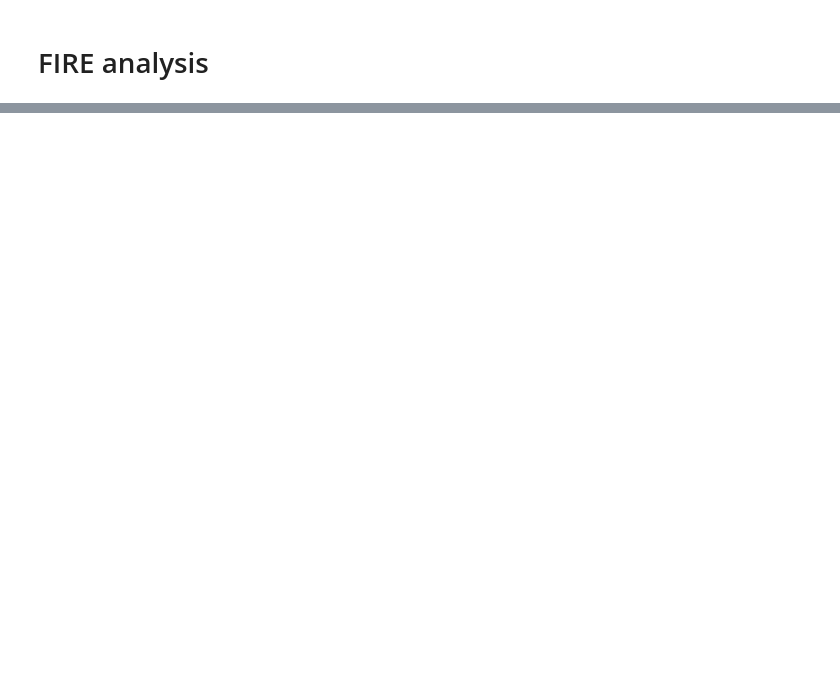
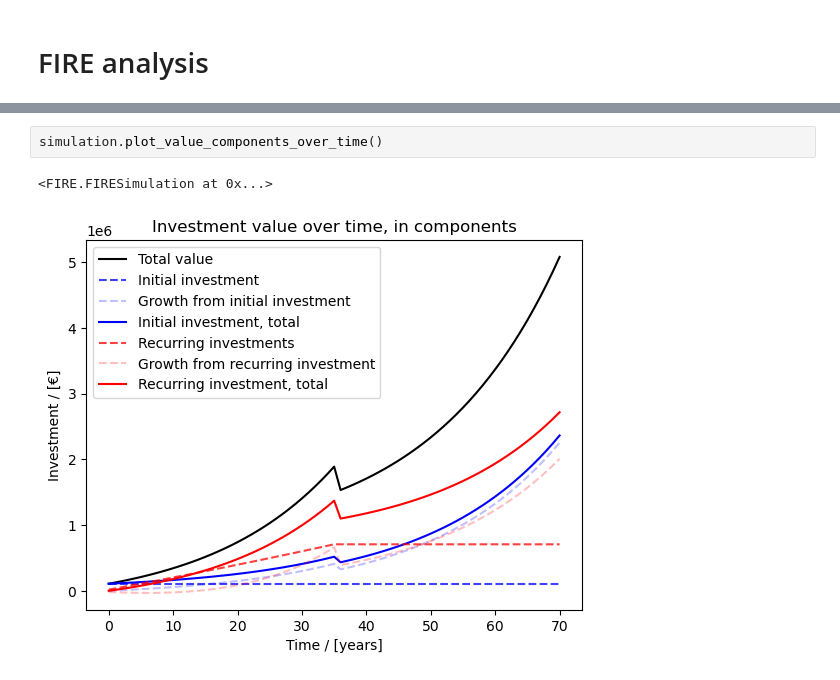
Before and after one commit to lvnou/fire-calculator, a Jupyter notebook: FIRE.ipynb, the cells around one changed output, grey strips where cells are left out. Cells and saved outputs as stored; diff of their text form; blank space fills up the shorter version.

```diff
--- a/FIRE.ipynb
+++ b/FIRE.ipynb
@@ -128,0 +83,5 @@ plt.plot(sim_res['time'], sim_res['investment'])
+# %%
+simulation.plot_value_components_over_time()
+# %% [output]
+<FIRE.FIRESimulation at 0x...>
+[figure, added]
```
Also changed, not shown: parts of 17 cells of this notebook, 2 other files.
